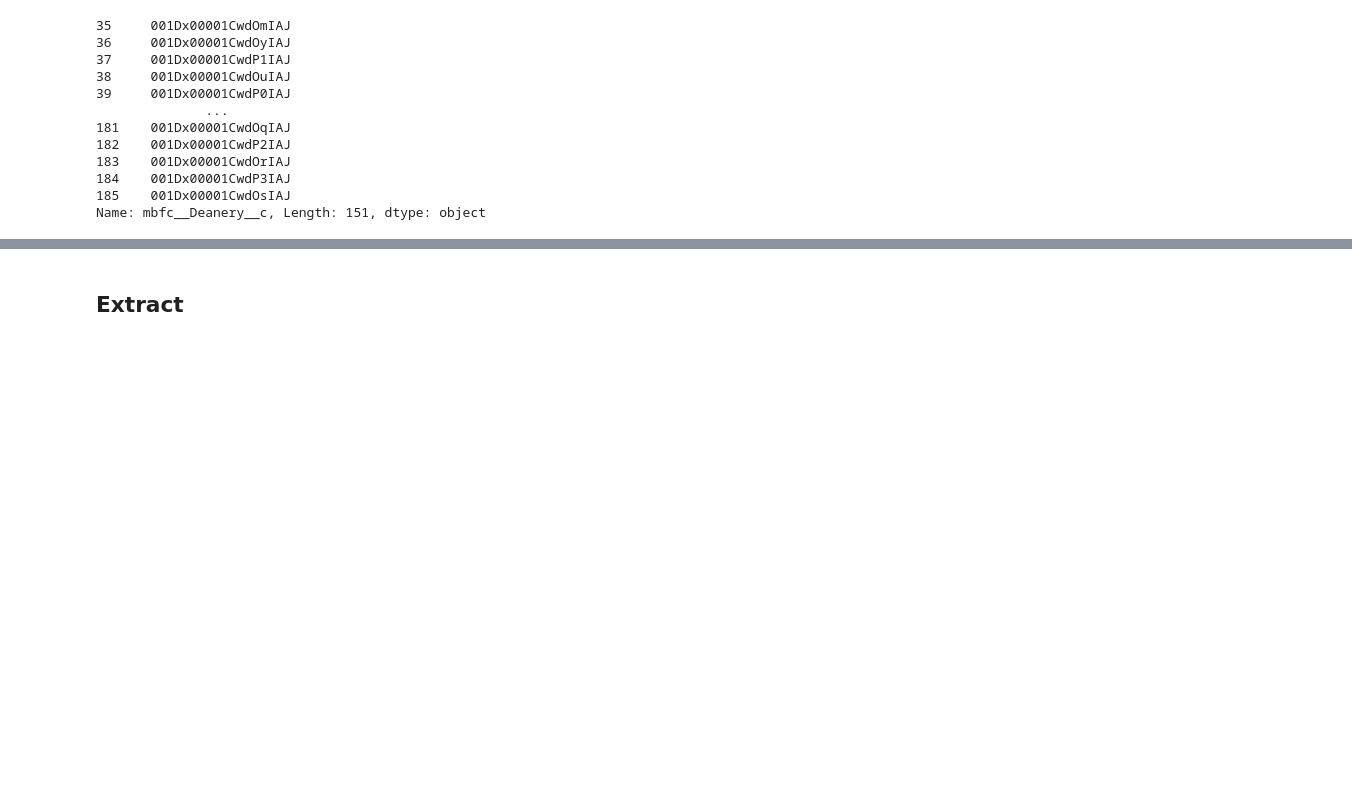
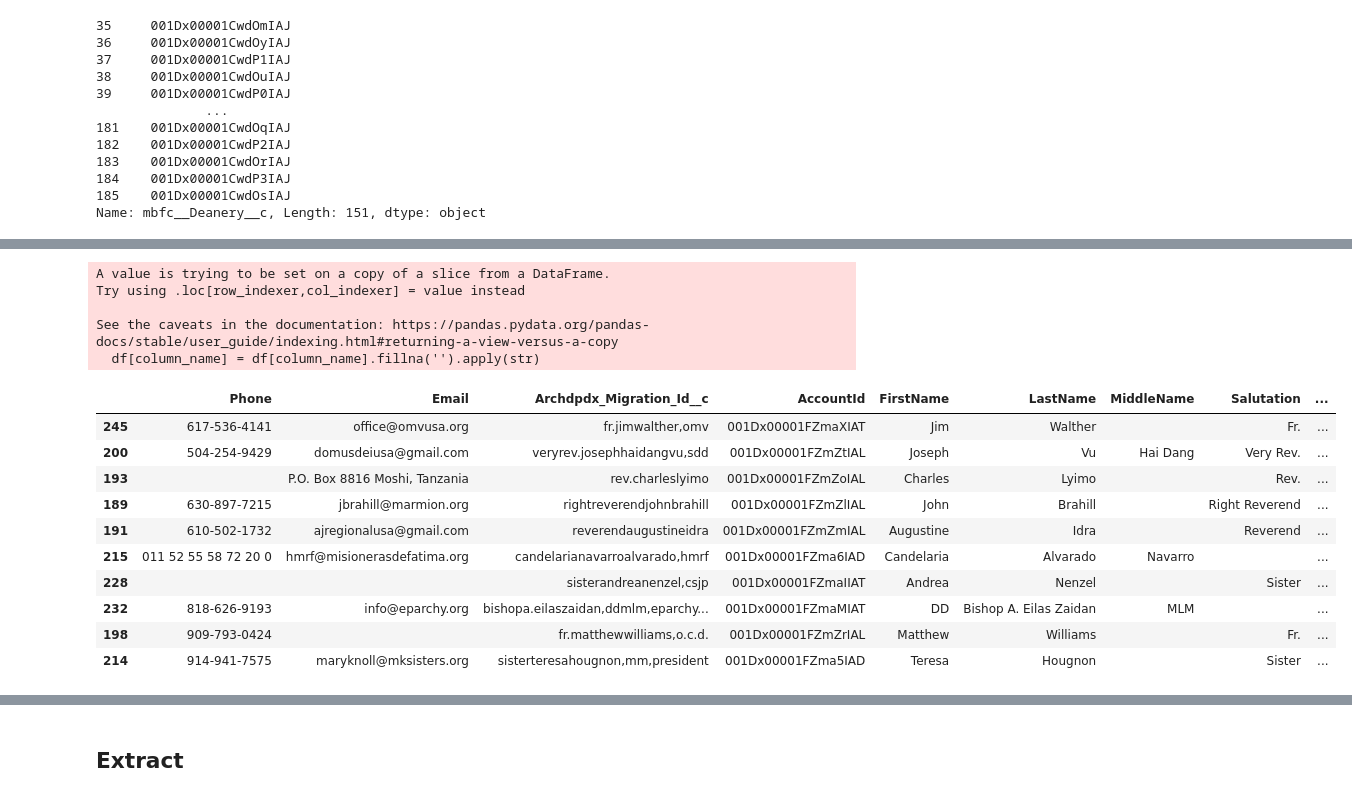
Before and after one commit to Cath-Strategic-Tech/adpdx_etl, a Jupyter notebook: ADPDX_ClergyDB.ipynb, the cells around one changed output, grey strips where cells are left out. Cells and saved outputs as stored; diff of their text form; code cells hidden in the pictures; blank space fills up the shorter version.

```diff
--- a/ADPDX_ClergyDB.ipynb
+++ b/ADPDX_ClergyDB.ipynb
@@ -549 +947,4 @@ df_religious_acc = acc_main[acc_main['AccountRecordType'] != 'Religious']
+# %%
+religious_order_mapping = df_sf_accounts.set_index('Archdpdx_Migration_Id__c')['Id'].to_dict()
+# religious_order_mapping
 # %% [markdown]
@@ -550,0 +1058,12 @@ df_religious_acc = acc_main[acc_main['AccountRecordType'] != 'Religious']
+# %%
+acc_rel_superiors = acc_religious_2[[
+    'Name',
+    'Major Superior Name',
+    'Major Superior Phone',
+    'Major Superior Email',
+    'Archdpdx_Migration_Id__c']]
+
+
+acc_rel_superiors['AccountId'] = acc_rel_superiors.Archdpdx_Migration_Id__c.map(religious_order_mapping)
+
+# acc_rel_superiors.sample(5)
@@ -550,0 +1110,48 @@ df_religious_acc = acc_main[acc_main['AccountRecordType'] != 'Religious']
+# %%
+# Parse Complex Names
+acc_rel_superiors_parsed = parse_names(acc_rel_superiors, 'Major Superior Name')
+# %% [output]
+A value is trying to be set on a copy of a slice from a DataFrame.
+Try using .loc[row_indexer,col_indexer] = value instead
+
+See the caveats in the documentation: https://pandas.pydata.org/pandas-docs/stable/user_guide/indexing.html#returning-a-view-versus-a-copy
+  df[column_name] = df[column_name].fillna('').apply(str)
+# %%
+# @title Final cleanup
+
+acc_rel_superiors_staging = acc_rel_superiors_parsed.fillna('')
+
+acc_rel_superiors_staging['Archdpdx_Migration_Id__c'] = acc_rel_superiors_staging['Major Superior Name'].apply(lambda x: x.replace(' ','').lower())
+
+# Rename columns
+acc_rel_superiors_staging = acc_rel_superiors_staging.rename(columns={
+    'Major Superior Phone': 'Phone',
+    'Major Superior Email': 'Email',
+    'Title': 'Salutation',
+    'First Name': 'FirstName',
+    'Middle Name': 'MiddleName',
+    'Last Name': 'LastName'
+})
+
+# Add job id
+acc_rel_superiors_staging['Archdpdx_Job_Id__c'] = curr_job_id
+
+# Drop columns
+acc_rel_superiors_staging = acc_rel_superiors_staging.drop(columns=['Name', 'Major Superior Name', 'Nickname'])
+
+# Drop empty rows
+acc_rel_superiors_staging = acc_rel_superiors_staging[acc_rel_superiors_staging['LastName'].str.strip() != '']
+
+acc_rel_superiors_staging.sample(10)
+# %% [output]
+|  | Phone | Email | Archdpdx_Migration_Id__c | AccountId | FirstName | LastName | MiddleName | Salutation | ... |
+| 245 | 617-536-4141 | office@omvusa.org | fr.jimwalther,omv | 001Dx00001FZmaXIAT | Jim | Walther |  | Fr. | ... |
+| 200 | 504-254-9429 | domusdeiusa@gmail.com | veryrev.josephhaidangvu,sdd | 001Dx00001FZmZtIAL | Joseph | Vu | Hai Dang | Very Rev. | ... |
+| 193 |  | P.O. Box 8816 Moshi, Tanzania | rev.charleslyimo | 001Dx00001FZmZoIAL | Charles | Lyimo |  | Rev. | ... |
+| 189 | 630-897-7215 | jbrahill@marmion.org | rightreverendjohnbrahill | 001Dx00001FZmZlIAL | John | Brahill |  | Right Reverend | ... |
+| 191 | 610-502-1732 | ajregionalusa@gmail.com | reverendaugustineidra | 001Dx00001FZmZmIAL | Augustine | Idra |  | Reverend | ... |
+| 215 | 011 52 55 58 72 20 0 | hmrf@misionerasdefatima.org | candelarianavarroalvarado,hmrf | 001Dx00001FZma6IAD | Candelaria | Alvarado | Navarro |  | ... |
+| 228 |  |  | sisterandreanenzel,csjp | 001Dx00001FZmaIIAT | Andrea | Nenzel |  | Sister | ... |
+| 232 | 818-626-9193 | info@eparchy.org | bishopa.eilaszaidan,ddmlm,eparchy... | 001Dx00001FZmaMIAT | DD | Bishop A. Eilas Zaidan | MLM |  | ... |
+| 198 | 909-793-0424 |  | fr.matthewwilliams,o.c.d. | 001Dx00001FZmZrIAL | Matthew | Williams |  | Fr. | ... |
+| 214 | 914-941-7575 | maryknoll@mksisters.org | sisterteresahougnon,mm,president | 001Dx00001FZma5IAD | Teresa | Hougnon |  | Sister | ... |
```
Also changed, not shown: parts of 170 cells of this notebook.
